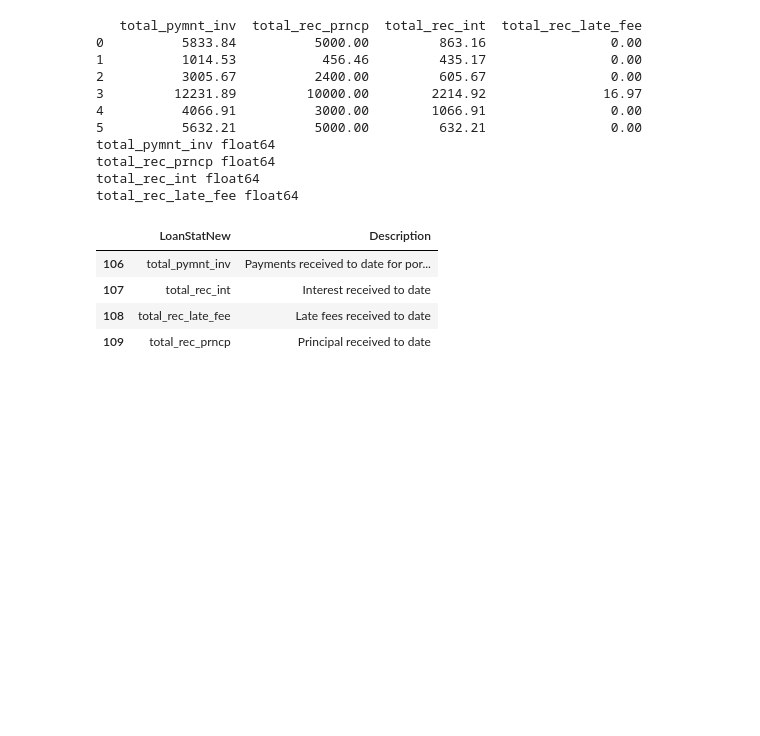
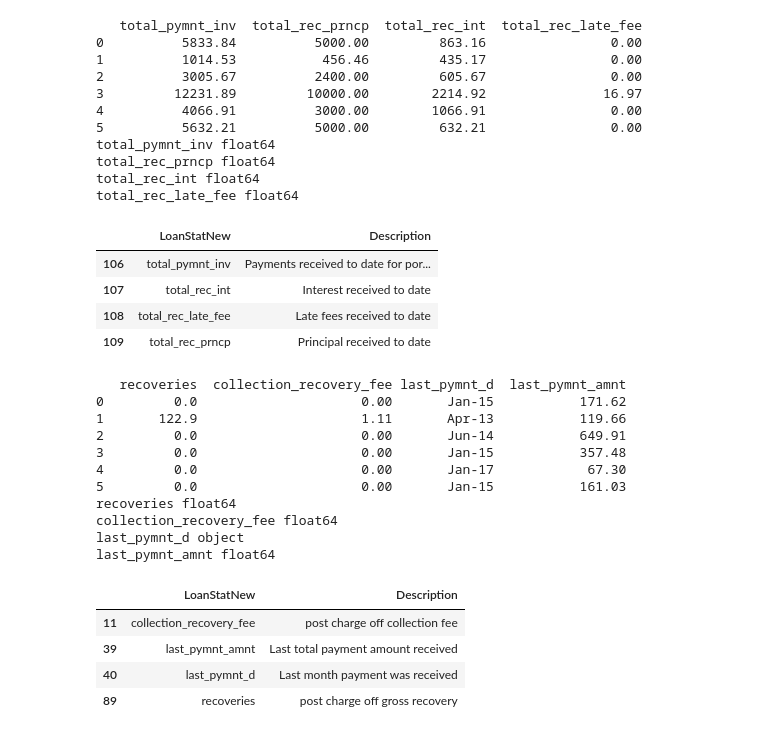
Before and after one commit to anilrajgr/udacity-machine-learning, a Jupyter notebook: projects/capstone/csv2dataframe.ipynb, the cells around one changed output. Saved outputs shown, nothing was run; the diff lists cells and outputs as text; code cells hidden in the pictures; blank space fills up the shorter version.

```diff
--- a/projects/capstone/csv2dataframe.ipynb
+++ b/projects/capstone/csv2dataframe.ipynb
@@ -902,3 +902,26 @@ total_rec_late_fee float64
 | 107 | total_rec_int | Interest received to date |
 | 108 | total_rec_late_fee | Late fees received to date |
 | 109 | total_rec_prncp | Principal received to date |
+# %%
+# Moving to next 4 columns
+print(loan_data.iloc[:6,37:41])
+for y in loan_data.columns[37:41]:
+  print(y, loan_data[y].dtype)
+loan_dict.loc[loan_dict['LoanStatNew'].isin(list(loan_data.columns.values[37:41]))]
+# %% [output]
+   recoveries  collection_recovery_fee last_pymnt_d  last_pymnt_amnt
+0         0.0                     0.00       Jan-15           171.62
+1       122.9                     1.11       Apr-13           119.66
+2         0.0                     0.00       Jun-14           649.91
+3         0.0                     0.00       Jan-15           357.48
+4         0.0                     0.00       Jan-17            67.30
+5         0.0                     0.00       Jan-15           161.03
+recoveries float64
+collection_recovery_fee float64
+last_pymnt_d object
+last_pymnt_amnt float64
+|  | LoanStatNew | Description |
+| 11 | collection_recovery_fee | post charge off collection fee |
+| 39 | last_pymnt_amnt | Last total payment amount received |
+| 40 | last_pymnt_d | Last month payment was received |
+| 89 | recoveries | post charge off gross recovery |
```
Also changed, not shown: parts of 3 cells of this notebook.
